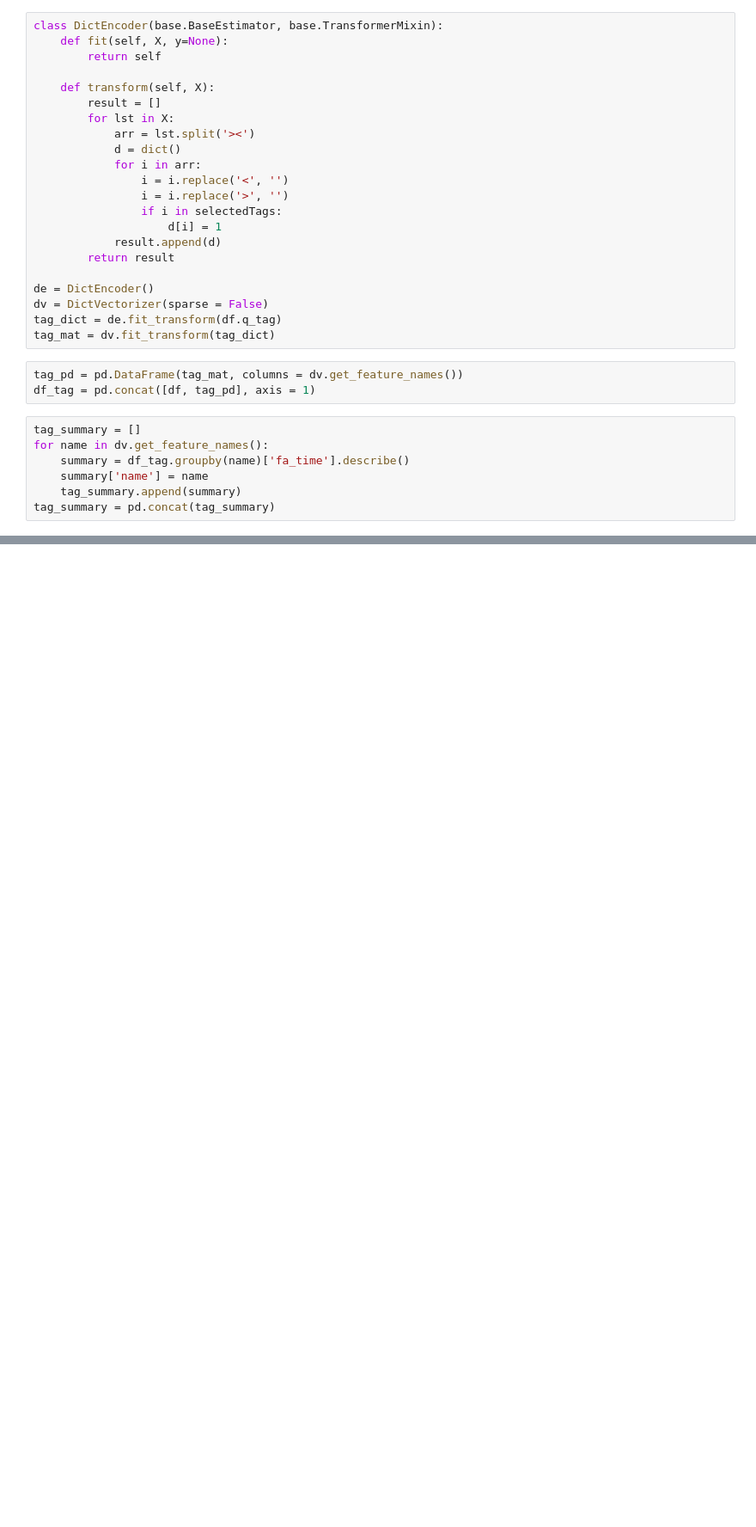
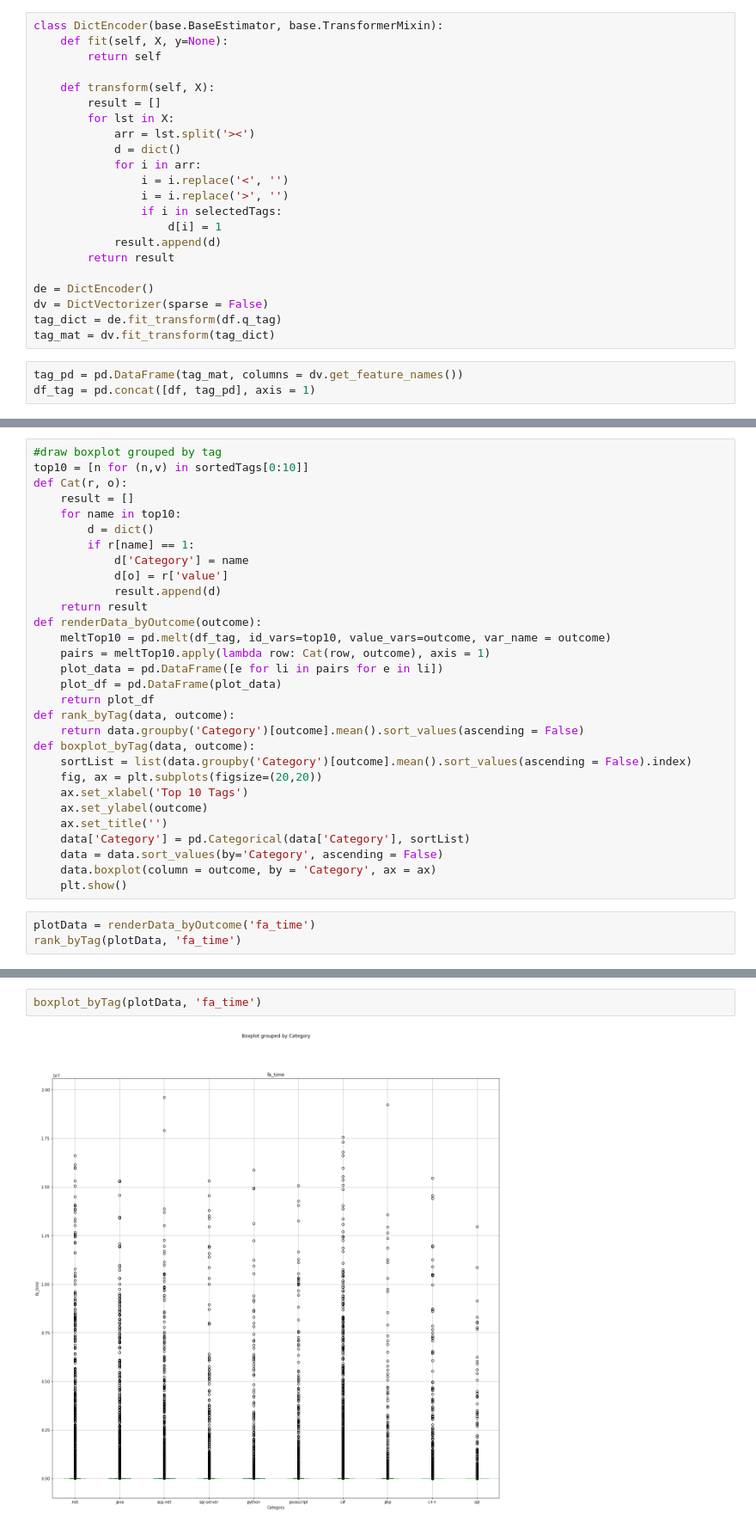
Before and after one commit to katielong/capstone, a Jupyter notebook: Tag.ipynb, the cells around one changed output, grey strips where cells are left out. Shown at 86% size. Cells and saved outputs as stored; diff of their text form; blank space fills up the shorter version.

```diff
--- a/Tag.ipynb
+++ b/Tag.ipynb
@@ -72,10 +76,3 @@ tag_mat = dv.fit_transform(tag_dict)
 # %%
 tag_pd = pd.DataFrame(tag_mat, columns = dv.get_feature_names())
 df_tag = pd.concat([df, tag_pd], axis = 1)
-# %%
-tag_summary = []
-for name in dv.get_feature_names():
-    summary = df_tag.groupby(name)['fa_time'].describe()
-    summary['name'] = name
-    tag_summary.append(summary)
-tag_summary = pd.concat(tag_summary)
@@ -85,0 +81,33 @@ dill.dump(df_tag, open('df_tag.pkd', 'w'))
+# %%
+#draw boxplot grouped by tag
+top10 = [n for (n,v) in sortedTags[0:10]]
+def Cat(r, o):
+    result = []
+    for name in top10:
+        d = dict()
+        if r[name] == 1:
+            d['Category'] = name
+            d[o] = r['value']
+            result.append(d)
+    return result
+def renderData_byOutcome(outcome):
+    meltTop10 = pd.melt(df_tag, id_vars=top10, value_vars=outcome, var_name = outcome)
+    pairs = meltTop10.apply(lambda row: Cat(row, outcome), axis = 1)
+    plot_data = pd.DataFrame([e for li in pairs for e in li])
+    plot_df = pd.DataFrame(plot_data)
+    return plot_df
+def rank_byTag(data, outcome):
+    return data.groupby('Category')[outcome].mean().sort_values(ascending = False)
+def boxplot_byTag(data, outcome):
+    sortList = list(data.groupby('Category')[outcome].mean().sort_values(ascending = False).index)
+    fig, ax = plt.subplots(figsize=(20,20))
+    ax.set_xlabel('Top 10 Tags')
+    ax.set_ylabel(outcome)
+    ax.set_title('')
+    data['Category'] = pd.Categorical(data['Category'], sortList)
+    data = data.sort_values(by='Category', ascending = False)
+    data.boxplot(column = outcome, by = 'Category', ax = ax)
+    plt.show()
+# %%
+plotData = renderData_byOutcome('fa_time')
+rank_byTag(plotData, 'fa_time')
@@ -85,0 +127,4 @@ dill.dump(df_tag, open('df_tag.pkd', 'w'))
+# %%
+boxplot_byTag(plotData, 'fa_time')
+# %% [output]
+[figure, added]
```
Also changed, not shown: parts of 6 cells of this notebook, 4 other files.
